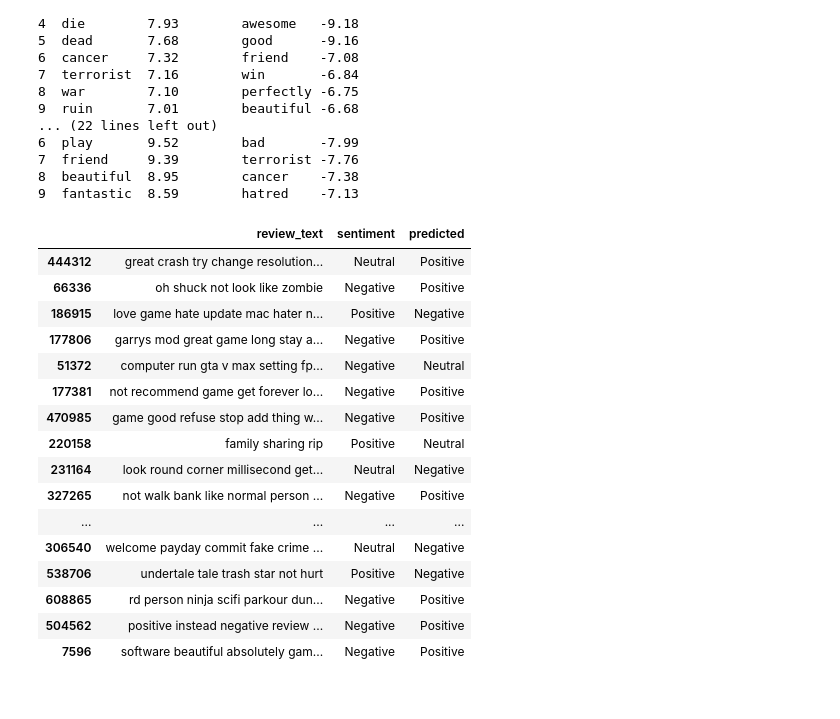
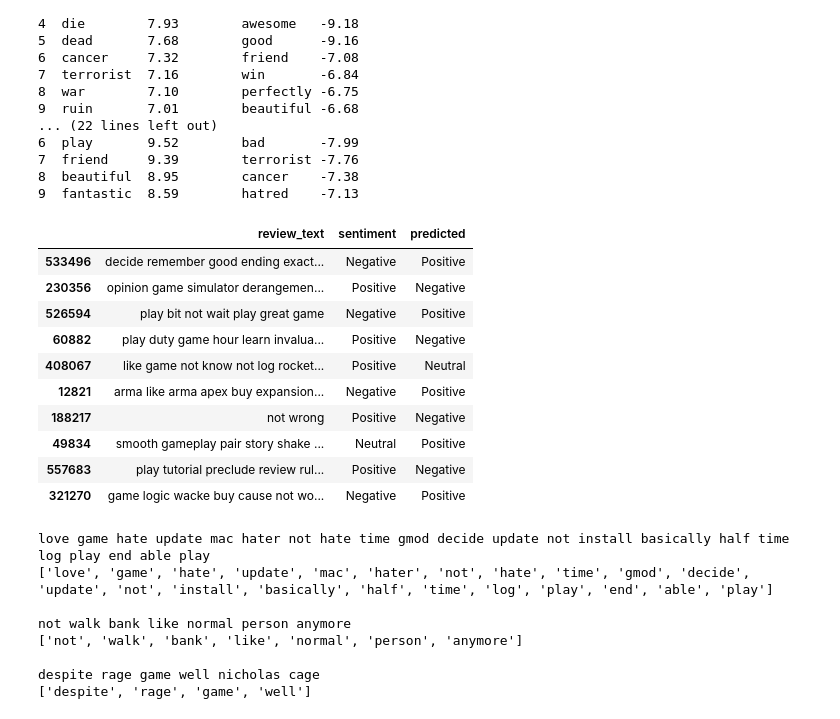
Before and after one commit to jonathanharper3/steam_sentiment_analysis, a Jupyter notebook: Supervised Learning.ipynb, the cells around one changed output. Drawn from its saved outputs; the diff is of its cells as text; code cells hidden in the pictures.

```diff
--- a/Supervised Learning.ipynb
+++ b/Supervised Learning.ipynb
@@ -393,22 +396,38 @@ def merge_with_original(clf):
     return complete_df.loc[~(complete_df['sentiment'] == complete_df['predicted'])]
 # %%
 incorrects = merge_with_original(final_clf)
-incorrects.sample(50)
+incorrects.sample(10)
 # %% [output]
 |  | review_text | sentiment | predicted |
-| 444312 | great crash try change resolution... | Neutral | Positive |
-| 66336 | oh shuck not look like zombie | Negative | Positive |
-| 186915 | love game hate update mac hater n... | Positive | Negative |
-| 177806 | garrys mod great game long stay a... | Negative | Positive |
-| 51372 | computer run gta v max setting fp... | Negative | Neutral |
-| 177381 | not recommend game get forever lo... | Negative | Positive |
-| 470985 | game good refuse stop add thing w... | Negative | Positive |
-| 220158 | family sharing rip | Positive | Neutral |
-| 231164 | look round corner millisecond get... | Neutral | Negative |
-| 327265 | not walk bank like normal person ... | Negative | Positive |
-| ... | ... | ... | ... |
-| 306540 | welcome payday commit fake crime ... | Neutral | Negative |
-| 538706 | undertale tale trash star not hurt | Positive | Negative |
-| 608865 | rd person ninja scifi parkour dun... | Negative | Positive |
-| 504562 | positive instead negative review ... | Negative | Positive |
-| 7596 | software beautiful absolutely gam... | Negative | Positive |
+| 533496 | decide remember good ending exact... | Negative | Positive |
+| 230356 | opinion game simulator derangemen... | Positive | Negative |
+| 526594 | play bit not wait play great game | Negative | Positive |
+| 60882 | play duty game hour learn invalua... | Positive | Negative |
+| 408067 | like game not know not log rocket... | Positive | Neutral |
+| 12821 | arma like arma apex buy expansion... | Negative | Positive |
+| 188217 | not wrong | Positive | Negative |
+| 49834 | smooth gameplay pair story shake ... | Neutral | Positive |
+| 557683 | play tutorial preclude review rul... | Positive | Negative |
+| 321270 | game logic wacke buy cause not wo... | Negative | Positive |
+# %%
+ids = [186915, 327265, 143740]
+
+for i in ids:
+    exists = []
+    sen = incorrects.loc[i]['review_text']
+    print(sen)
+    words = sen.split()
+    for word in words:
+        if word in vocab:
+            exists.append(word)
+    print(exists)
+    print()
+# %% [output]
+love game hate update mac hater not hate time gmod decide update not install basically half time log play end able play
+['love', 'game', 'hate', 'update', 'mac', 'hater', 'not', 'hate', 'time', 'gmod', 'decide', 'update', 'not', 'install', 'basically', 'half', 'time', 'log', 'play', 'end', 'able', 'play']
+
+not walk bank like normal person anymore
+['not', 'walk', 'bank', 'like', 'normal', 'person', 'anymore']
+
+despite rage game well nicholas cage
+['despite', 'rage', 'game', 'well']
```
Also changed, not shown: parts of 2 cells of this notebook.
